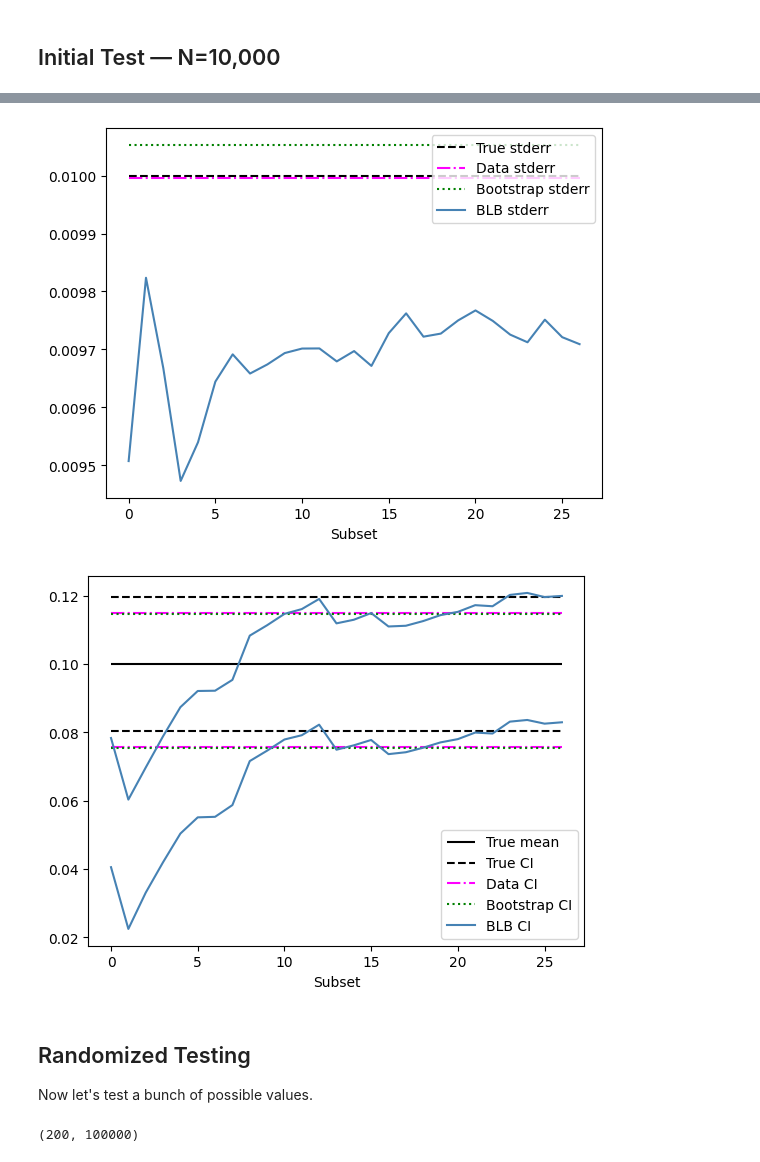
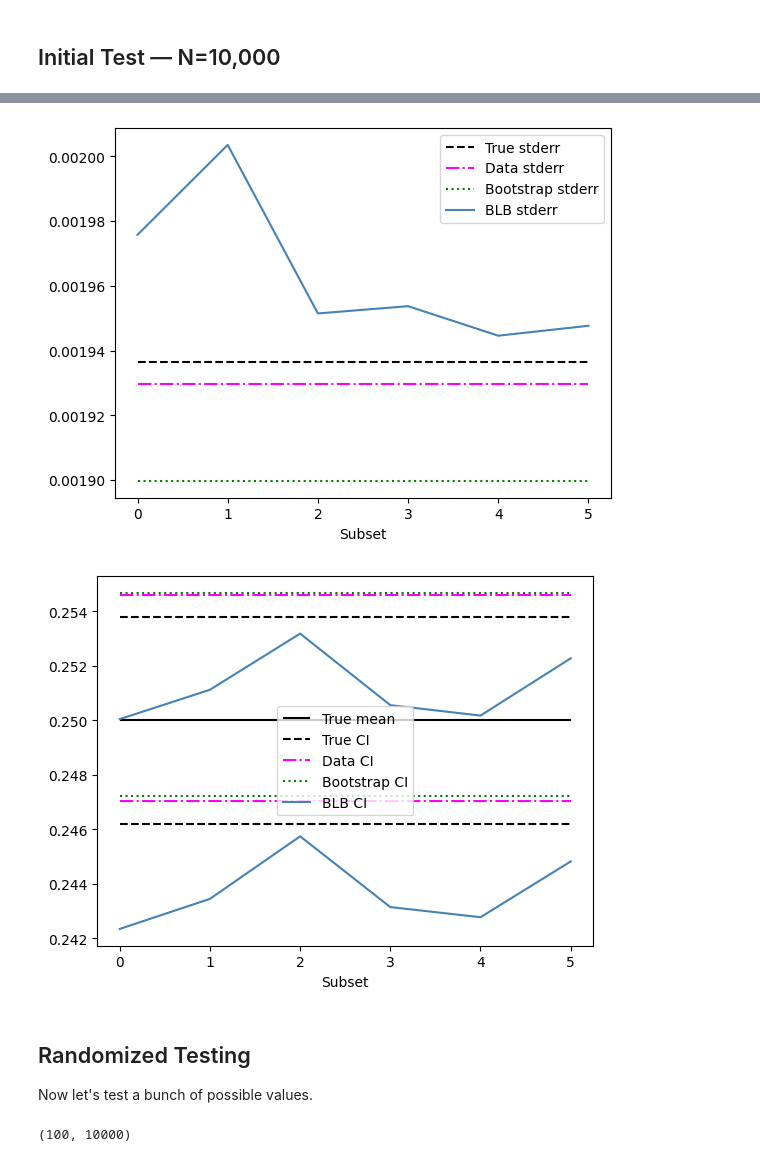
Before and after one commit to lenskit/lkpy, a Jupyter notebook: notebooks/BLB.ipynb, the cells around one changed output, grey strips where cells are left out. Cells and saved outputs as stored; diff of their text form; code cells hidden in the pictures.

```diff
--- a/notebooks/BLB.ipynb
+++ b/notebooks/BLB.ipynb
@@ -20,8 +20,9 @@ rng = np.random.default_rng(20250602)
 ## Initial Test — N=10,000
 # %%
 N = 10_000
-TRUE_MEAN = 0.1
-data = rng.normal(TRUE_MEAN, 1.0, N)
+TRUE_MEAN = 0.25
+TRUE_SD = np.sqrt(3 / ((1 + 3) ** 2 * (1 + 3 + 1)))
+data = rng.beta(1, 3, N)
 mean = np.mean(data)
 std = np.std(data)
 ste = std / np.sqrt(N)
@@ -36,5 +37,6 @@ ConfidenceInterval(low=np.float64(0.07528506138908903), high=np.float64(0.114624
 # %%
-blb = _BLBootstrapper(np.average, 0.95, 0.01, 3, 20, 0.7, rng)
+config = _BLBConfig(np.average, 0.95, 0.01, 3, 200, 0.7)
+blb = _BLBootstrapper(config, rng)
 blb_df = blb.run_bootstraps(data).samples
 _gstat = blb_df.groupby(["subset"])["statistic"]
 blb_df["cum_mean"] = _gstat.cumsum() / (_gstat.cumcount() + 1)
@@ -108,6 +100,11 @@ plt.show()
 # %%
 plt.hlines(
-    [1 / np.sqrt(N)], xmin=0, xmax=blb_sdf.index.max(), label="True stderr", color="black", ls="--"
+    [TRUE_SD / np.sqrt(N)],
+    xmin=0,
+    xmax=blb_sdf.index.max(),
+    label="True stderr",
+    color="black",
+    ls="--",
 )
 plt.hlines([ste], xmin=0, xmax=blb_sdf.index.max(), label="Data stderr", color="magenta", ls="-.")
 plt.hlines(
@@ -128,11 +125,11 @@ plt.xlabel("Subset")
 plt.legend()
 plt.show()
 # %% [output]
-[figure, old version]
+[figure, new version]
 # %%
 plt.hlines([TRUE_MEAN], xmin=0, xmax=blb_sdf.index.max(), label="True mean", color="black")
 plt.hlines(
-    [TRUE_MEAN - 1.96 / np.sqrt(N), TRUE_MEAN + 1.96 / np.sqrt(N)],
+    [TRUE_MEAN - 1.96 * TRUE_SD / np.sqrt(N), TRUE_MEAN + 1.96 * TRUE_SD / np.sqrt(N)],
     xmin=0,
     xmax=blb_sdf.index.max(),
     label="True CI",
@@ -143,42 +140,42 @@ plt.hlines(
     [mean - 1.96 * ste, mean + 1.96 * ste],
     xmin=0,
     xmax=blb_sdf.index.max(),
     label="Data CI",
     color="magenta",
     ls="-.",
 )
 plt.hlines(
     [boot_res.confidence_interval.low, boot_res.confidence_interval.high],
     xmin=0,
     xmax=blb_sdf.index.max(),
     label="Bootstrap CI",
     color="green",
     ls=":",
 )
 plt.plot(
     blb_sdf.index,
     blb_sdf["ci_lower"].cumsum() / (blb_sdf.index.values + 1),
     color="steelblue",
     label="BLB CI",
 )
 plt.plot(
     blb_sdf.index,
     blb_sdf["ci_upper"].cumsum() / (blb_sdf.index.values + 1),
     color="steelblue",
 )
 plt.xlabel("Subset")
 plt.legend()
 plt.show()
 # %% [output]
-[figure, old version]
+[figure, new version]
 # %% [markdown]
 ## Randomized Testing
 
 Now let's test a bunch of possible values.
 # %%
-M = 200
-N = 100_000
-means = rng.normal(0, 10, size=M)
+M = 100
+N = 10_000
+means = rng.beta(1, 3, size=M)
 stds = rng.standard_exponential(size=M) + 0.1
 
 data = rng.normal(
@@ -186,7 +183,7 @@ data = rng.normal(
 )
 data.shape
 # %% [output]
-(200, 100000)
+(100, 10000)
 # %%
 data_means = np.mean(data, axis=1)
 data_stds = np.std(data, axis=1)
```
Also changed, not shown: parts of 16 cells of this notebook.
